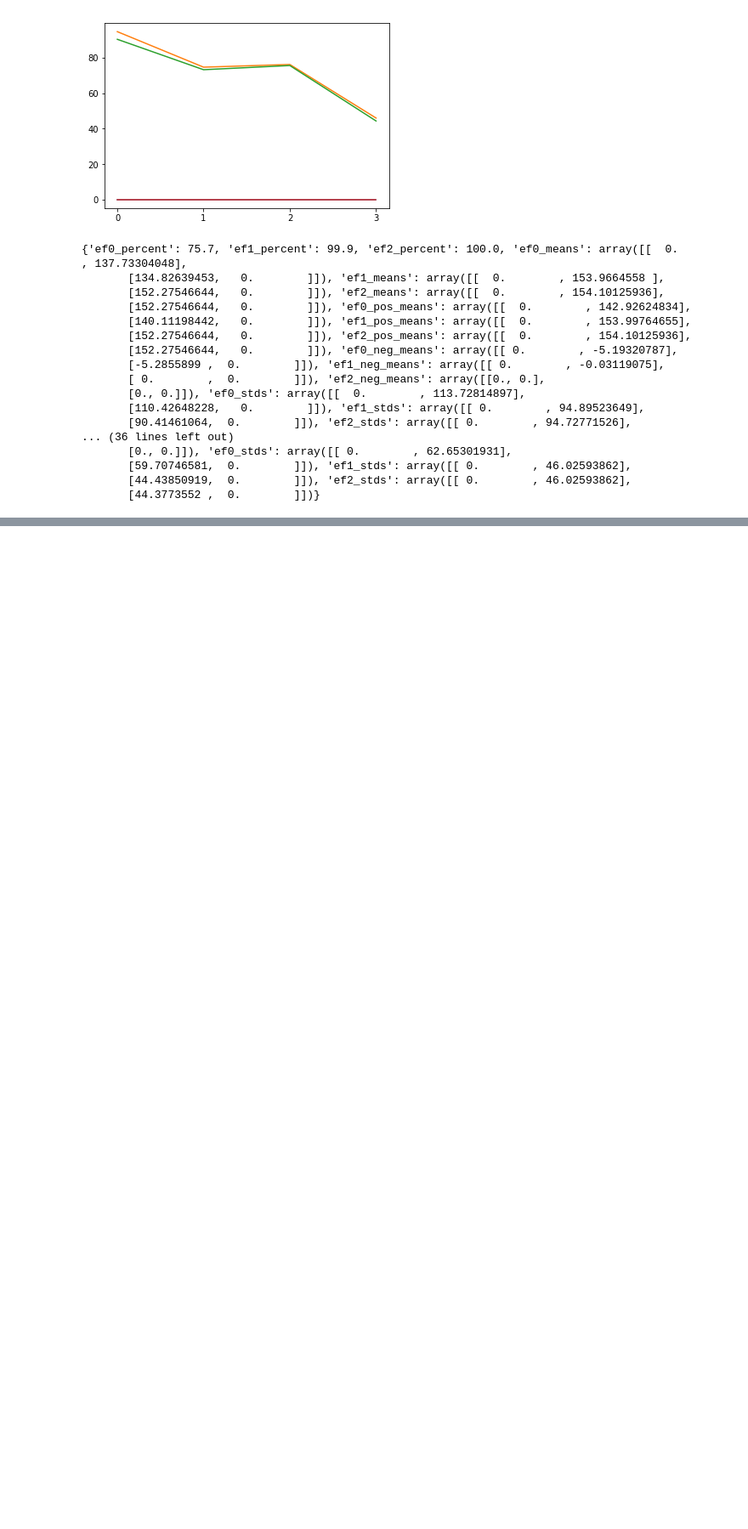
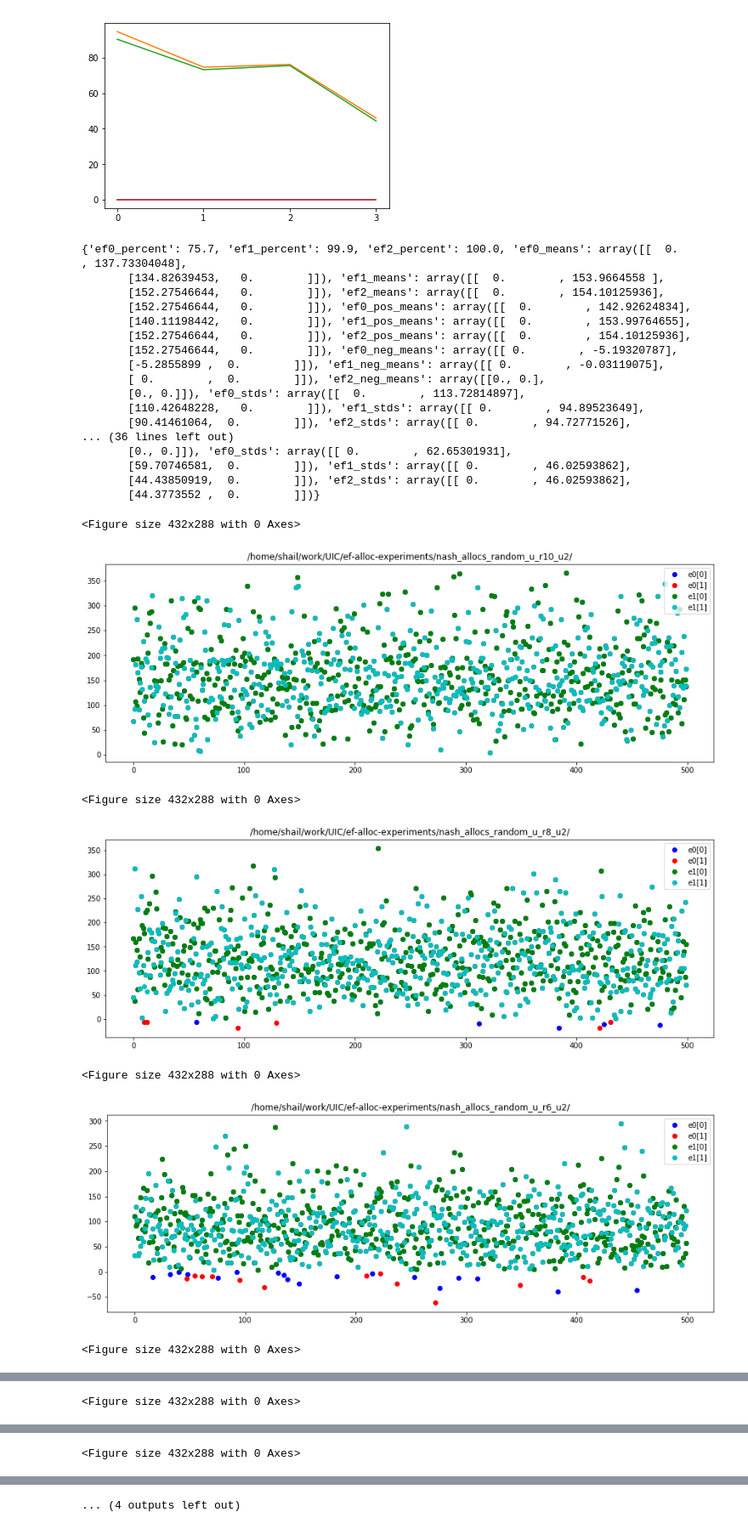
Before and after one commit to shailr/ef-alloc-experiments, a Jupyter notebook: EF_analysis.ipynb, the cells around one changed output, grey strips where cells are left out. Shown: that part at 85% size. Cells and saved outputs as stored; diff of their text form; code cells hidden in the pictures; blank space fills up the shorter version.

```diff
--- a/EF_analysis.ipynb
+++ b/EF_analysis.ipynb
@@ -470,3 +470,50 @@ for i in range(len(dir_uv)):
        [59.70746581,  0.        ]]), 'ef1_stds': array([[ 0.        , 46.02593862],
        [44.43850919,  0.        ]]), 'ef2_stds': array([[ 0.        , 46.02593862],
        [44.3773552 ,  0.        ]])}
+# %%
+for f in dir_u + dir_uv:
+    Us, Vs, As = readdat(f)
+    Us = np.array(Us)
+    Vs = np.array(Vs)
+    As = np.array(As)
+
+    envy_map = [[], []]
+    envy1_map = [[], []]
+    envy2_map = [[], []]
+
+    for i in range(len(As)):
+        e0 = efcalcs.envyMap(As[i], efcalcs.complementing_utility, Us[i], Vs[i])
+        e1 = efcalcs.envyMap_upto1(As[i], efcalcs.complementing_utility, Us[i], Vs[i])
+        e2 = efcalcs.envyMap_upto2(As[i], efcalcs.complementing_utility, Us[i], Vs[i])
+        envy_map[0].append(e0[0][1])
+        envy_map[1].append(e0[1][0])
+        envy1_map[0].append(e1[0][1])
+        envy1_map[1].append(e1[1][0])
+        envy2_map[0].append(e2[0][1])
+        envy2_map[1].append(e2[1][0])
+
+    envy_map = np.array(envy_map)
+    envy1_map = np.array(envy1_map)
+    envy2_map = np.array(envy2_map)
+
+    plt.figure(51)
+    plt.figure(figsize=(15, 5))
+    plt.plot(range(0, len(envy_map[0, 0:500]), 1), envy_map[0, 0:500], 'bo', label="e0[0]")
+    plt.plot(range(0, len(envy_map[1, 0:500]), 1), envy_map[1, 0:500], 'ro', label="e0[1]")
+
+    plt.plot(range(0, len(envy1_map[0, 0:500]), 1), envy1_map[0, 0:500], 'go', label="e1[0]")
+    plt.plot(range(0, len(envy1_map[1, 0:500]), 1), envy1_map[1, 0:500], 'co', label="e1[1]")
+
+    # plt.plot(range(0, len(envy2_map[0, 0:500]), 1), envy2_map[0, 0:500], 'mo', label="e2[0]")
+    # plt.plot(range(0, len(envy2_map[1, 0:500]), 1), envy2_map[1, 0:500], 'yo', label="e2[1]")
+    plt.title(f)
+    plt.legend(loc='best')
+    plt.show()
+# %% [output]
+<Figure size 432x288 with 0 Axes>
+[figure, added]
+<Figure size 432x288 with 0 Axes>
+[figure, added]
+<Figure size 432x288 with 0 Axes>
+[figure, added]
+<Figure size 432x288 with 0 Axes>
@@ -472,0 +521 @@ for i in range(len(dir_uv)):
+<Figure size 432x288 with 0 Axes>
@@ -472,0 +523 @@ for i in range(len(dir_uv)):
+<Figure size 432x288 with 0 Axes>
@@ -472,0 +525 @@ for i in range(len(dir_uv)):
+... (4 outputs left out)
```
Also changed, not shown: parts of 1 cell of this notebook, 1 other file.
